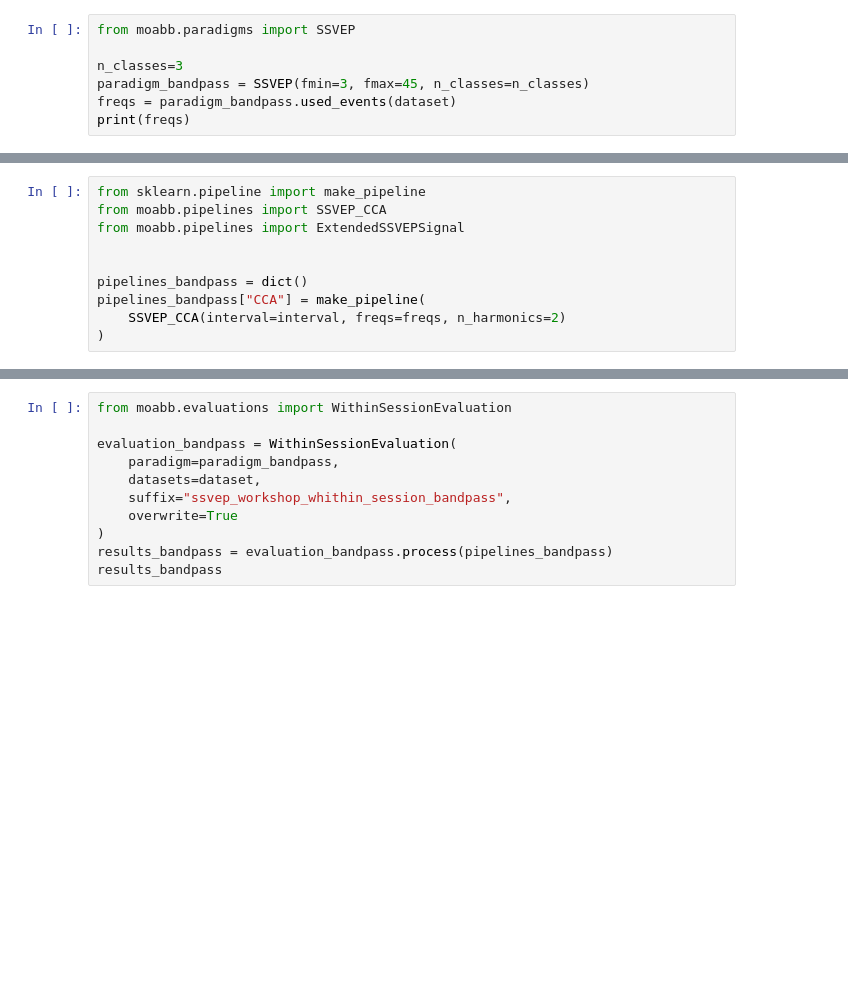
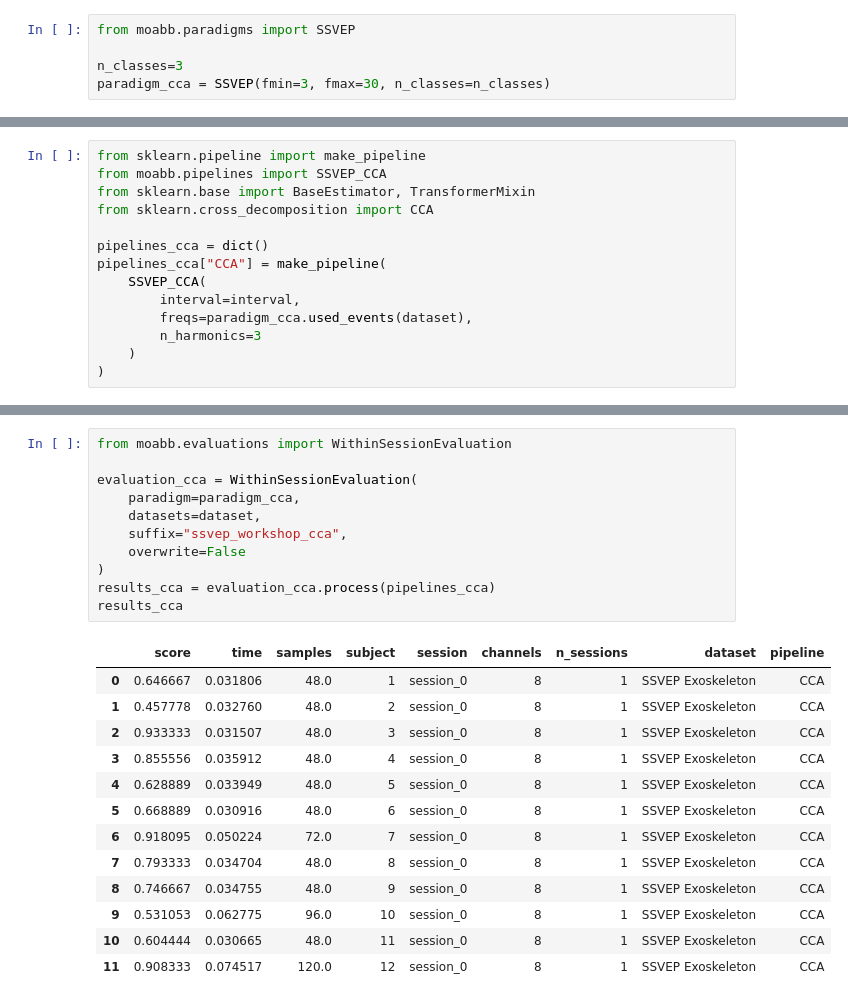
Before and after one commit to NeuroTech-Leuven/ssvep-workshop, a Jupyter notebook: notebooks/3a_ssvep_algorithms.ipynb, the cells around one changed output, grey strips where cells are left out. Saved outputs shown, nothing was run; the diff lists cells and outputs as text; blank space fills up the shorter version.

```diff
--- a/notebooks/3a_ssvep_algorithms.ipynb
+++ b/notebooks/3a_ssvep_algorithms.ipynb
@@ -9,8 +55,6 @@ interval = dataset.interval
 from moabb.paradigms import SSVEP
 
 n_classes=3
-paradigm_bandpass = SSVEP(fmin=3, fmax=45, n_classes=n_classes)
-freqs = paradigm_bandpass.used_events(dataset)
-print(freqs)
+paradigm_cca = SSVEP(fmin=3, fmax=30, n_classes=n_classes)
 # %% [output]
 Choosing the first 3 classes from all possible events
@@ -18,10 +63,14 @@ Choosing the first 3 classes from all possible events
 # %%
 from sklearn.pipeline import make_pipeline
 from moabb.pipelines import SSVEP_CCA
-from moabb.pipelines import ExtendedSSVEPSignal
+from sklearn.base import BaseEstimator, TransformerMixin
+from sklearn.cross_decomposition import CCA
 
-
-pipelines_bandpass = dict()
-pipelines_bandpass["CCA"] = make_pipeline(
-    SSVEP_CCA(interval=interval, freqs=freqs, n_harmonics=2)
+pipelines_cca = dict()
+pipelines_cca["CCA"] = make_pipeline(
+    SSVEP_CCA(
+        interval=interval,
+        freqs=paradigm_cca.used_events(dataset),
+        n_harmonics=3
+    )
 )
@@ -96,12 +168,26 @@ pipelines_filterbank_baseline['power+logreg'] = make_pipeline(
 # %%
 from moabb.evaluations import WithinSessionEvaluation
 
-evaluation_bandpass = WithinSessionEvaluation(
-    paradigm=paradigm_bandpass,
+evaluation_cca = WithinSessionEvaluation(
+    paradigm=paradigm_cca,
     datasets=dataset,
-    suffix="ssvep_workshop_whithin_session_bandpass",
-    overwrite=True
+    suffix="ssvep_workshop_cca",
+    overwrite=False
 )
-results_bandpass = evaluation_bandpass.process(pipelines_bandpass)
-results_bandpass
+results_cca = evaluation_cca.process(pipelines_cca)
+results_cca
+# %% [output]
+|  | score | time | samples | subject | session | channels | n_sessions | dataset | pipeline |
+| 0 | 0.646667 | 0.031806 | 48.0 | 1 | session_0 | 8 | 1 | SSVEP Exoskeleton | CCA |
+| 1 | 0.457778 | 0.032760 | 48.0 | 2 | session_0 | 8 | 1 | SSVEP Exoskeleton | CCA |
+| 2 | 0.933333 | 0.031507 | 48.0 | 3 | session_0 | 8 | 1 | SSVEP Exoskeleton | CCA |
+| 3 | 0.855556 | 0.035912 | 48.0 | 4 | session_0 | 8 | 1 | SSVEP Exoskeleton | CCA |
+| 4 | 0.628889 | 0.033949 | 48.0 | 5 | session_0 | 8 | 1 | SSVEP Exoskeleton | CCA |
+| 5 | 0.668889 | 0.030916 | 48.0 | 6 | session_0 | 8 | 1 | SSVEP Exoskeleton | CCA |
+| 6 | 0.918095 | 0.050224 | 72.0 | 7 | session_0 | 8 | 1 | SSVEP Exoskeleton | CCA |
+| 7 | 0.793333 | 0.034704 | 48.0 | 8 | session_0 | 8 | 1 | SSVEP Exoskeleton | CCA |
+| 8 | 0.746667 | 0.034755 | 48.0 | 9 | session_0 | 8 | 1 | SSVEP Exoskeleton | CCA |
+| 9 | 0.531053 | 0.062775 | 96.0 | 10 | session_0 | 8 | 1 | SSVEP Exoskeleton | CCA |
+| 10 | 0.604444 | 0.030665 | 48.0 | 11 | session_0 | 8 | 1 | SSVEP Exoskeleton | CCA |
+| 11 | 0.908333 | 0.074517 | 120.0 | 12 | session_0 | 8 | 1 | SSVEP Exoskeleton | CCA |
 # %%
```
Also changed, not shown: parts of 29 cells of this notebook, 4 other files.
